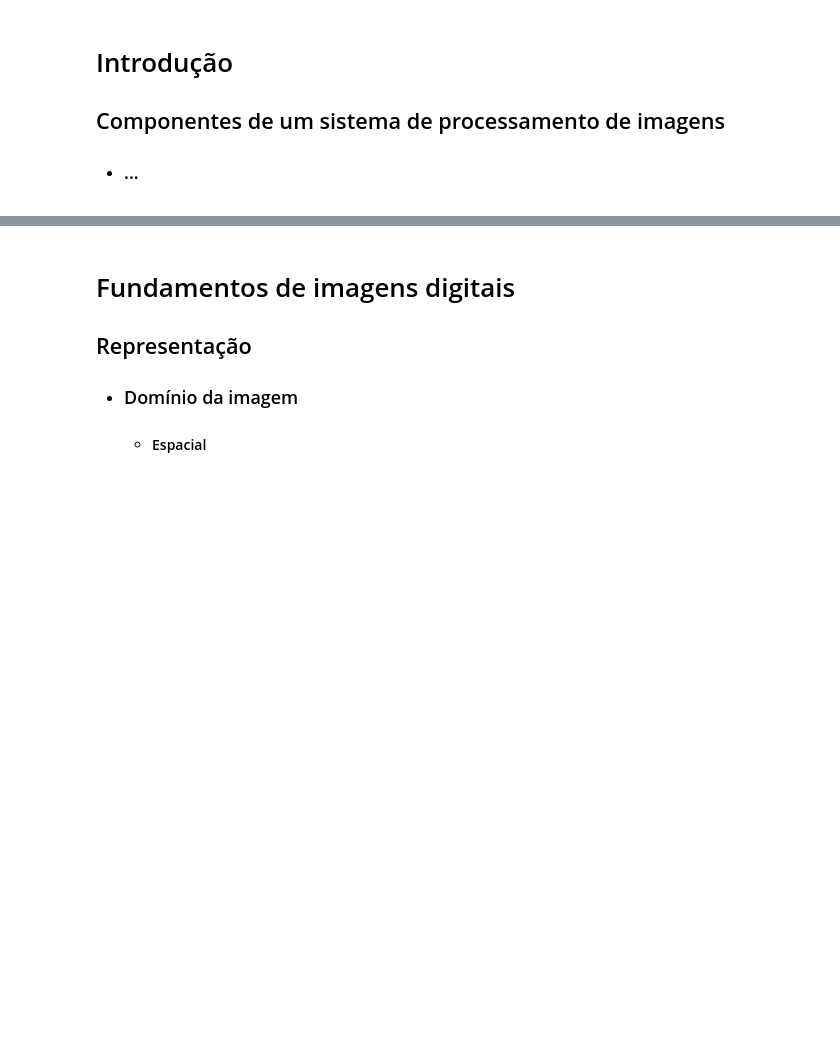
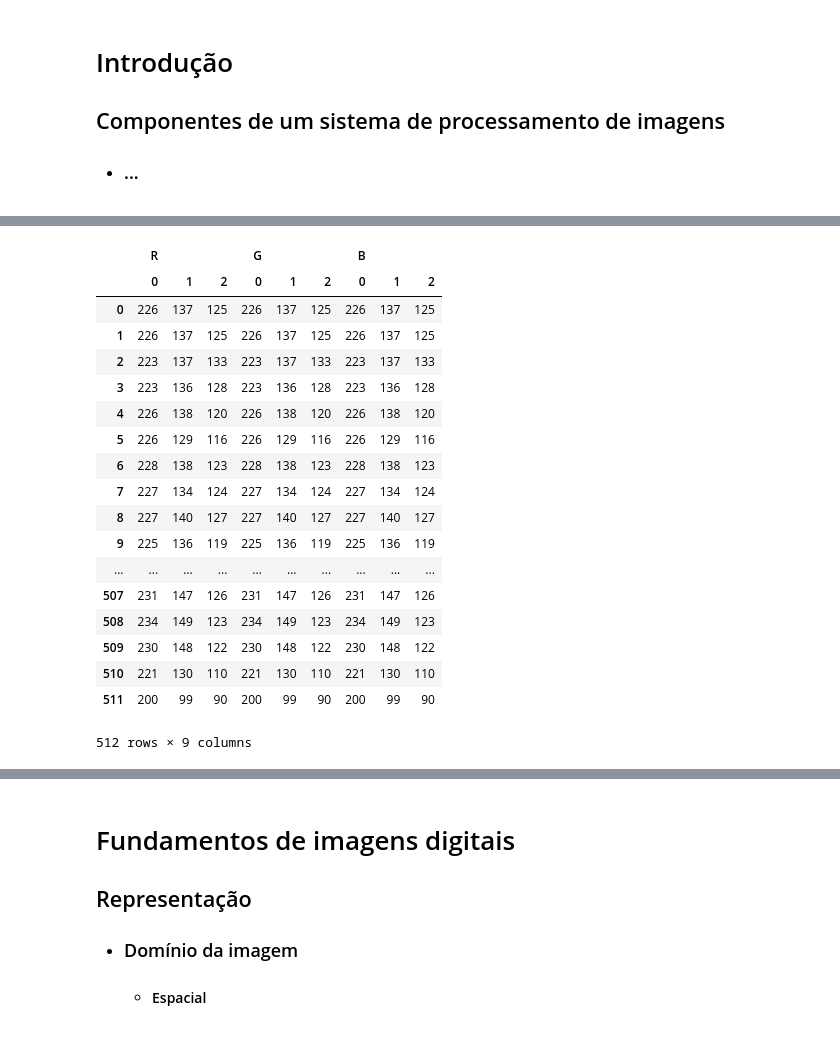
Before and after one commit to alfakini/university, a Jupyter notebook: digital-image-processing/class-1.ipynb, the cells around one changed output, grey strips where cells are left out. Drawn from its saved outputs; the diff is of its cells as text; code cells hidden in the pictures; blank space fills up the shorter version.

```diff
--- a/digital-image-processing/class-1.ipynb
+++ b/digital-image-processing/class-1.ipynb
@@ -59,0 +65,31 @@ import matplotlib.pyplot as plt
+# %%
+# valores de intensidade dos pixels da imagem
+
+R = pd.DataFrame(rgb_img[0])
+G = pd.DataFrame(rgb_img[1])
+B = pd.DataFrame(rgb_img[1])
+
+R.columns = pd.MultiIndex.from_product([['R'], R.columns])
+G.columns = pd.MultiIndex.from_product([['G'], G.columns])
+B.columns = pd.MultiIndex.from_product([['B'], B.columns])
+pd.concat([R, G, B], axis = 1)
+# %% [output]
+|  | R |  |  | G |  |  | B |  |  |
+|  | 0 | 1 | 2 | 0 | 1 | 2 | 0 | 1 | 2 |
+| 0 | 226 | 137 | 125 | 226 | 137 | 125 | 226 | 137 | 125 |
+| 1 | 226 | 137 | 125 | 226 | 137 | 125 | 226 | 137 | 125 |
+| 2 | 223 | 137 | 133 | 223 | 137 | 133 | 223 | 137 | 133 |
+| 3 | 223 | 136 | 128 | 223 | 136 | 128 | 223 | 136 | 128 |
+| 4 | 226 | 138 | 120 | 226 | 138 | 120 | 226 | 138 | 120 |
+| 5 | 226 | 129 | 116 | 226 | 129 | 116 | 226 | 129 | 116 |
+| 6 | 228 | 138 | 123 | 228 | 138 | 123 | 228 | 138 | 123 |
+| 7 | 227 | 134 | 124 | 227 | 134 | 124 | 227 | 134 | 124 |
+| 8 | 227 | 140 | 127 | 227 | 140 | 127 | 227 | 140 | 127 |
+| 9 | 225 | 136 | 119 | 225 | 136 | 119 | 225 | 136 | 119 |
+| ... | ... | ... | ... | ... | ... | ... | ... | ... | ... |
+| 507 | 231 | 147 | 126 | 231 | 147 | 126 | 231 | 147 | 126 |
+| 508 | 234 | 149 | 123 | 234 | 149 | 123 | 234 | 149 | 123 |
+| 509 | 230 | 148 | 122 | 230 | 148 | 122 | 230 | 148 | 122 |
+| 510 | 221 | 130 | 110 | 221 | 130 | 110 | 221 | 130 | 110 |
+| 511 | 200 | 99 | 90 | 200 | 99 | 90 | 200 | 99 | 90 |
+512 rows × 9 columns
```
Also changed, not shown: parts of 7 cells of this notebook, 3 other files.
